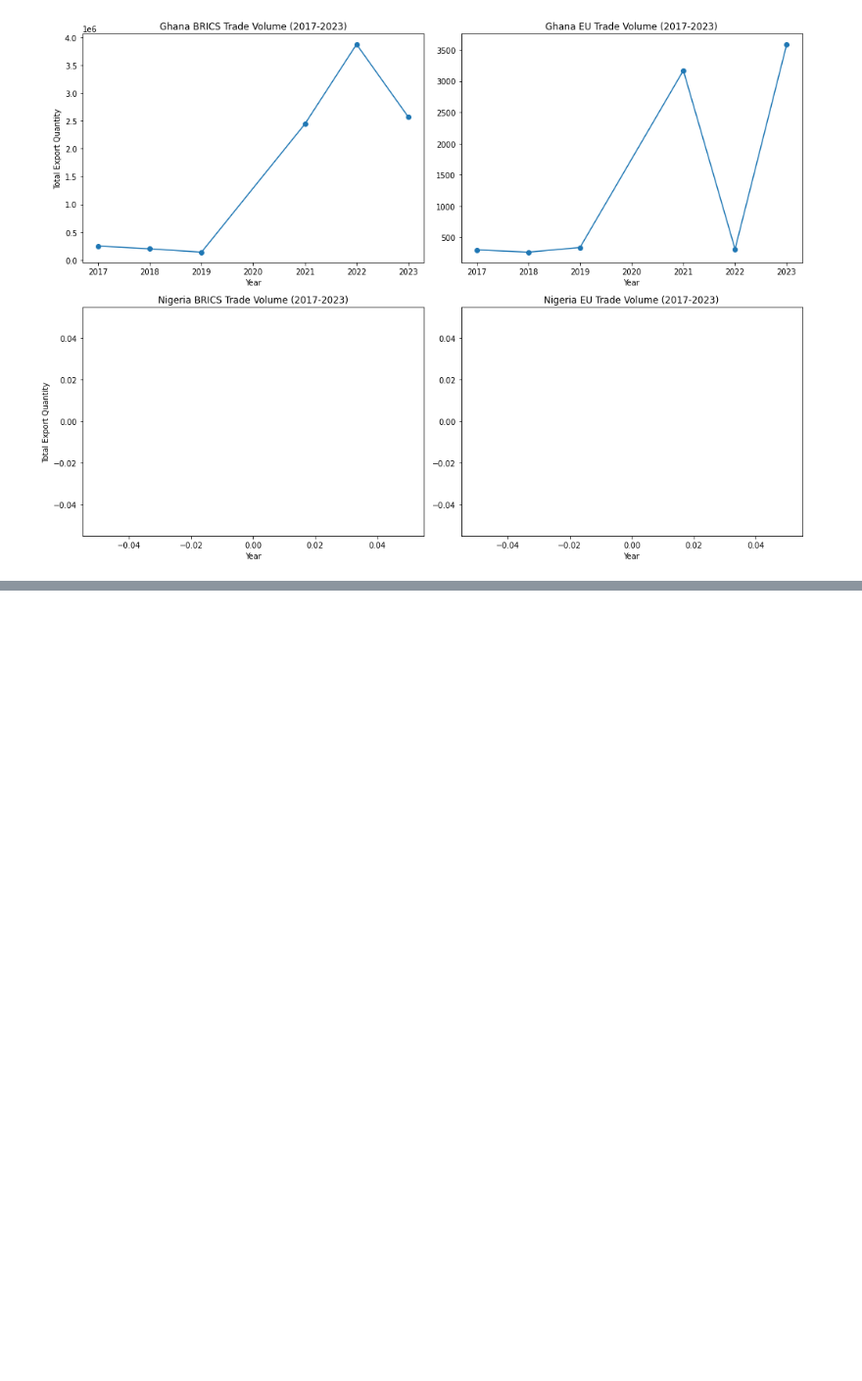
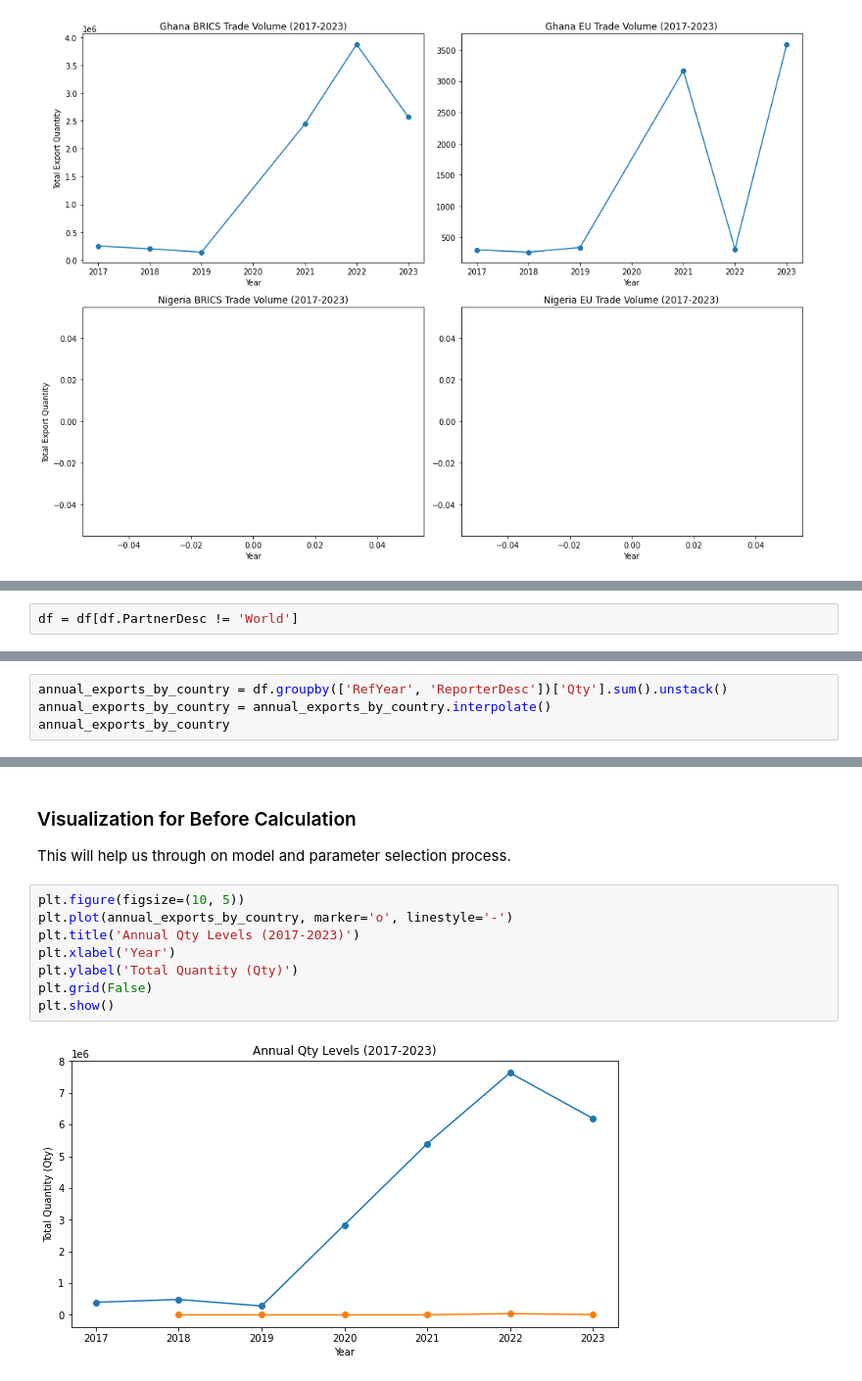
Before and after one commit to MrEktirir/Gold_Trade, a Jupyter notebook: Ghana_Nigeria_Gold_Trade_Analysis.ipynb, the cells around one changed output, grey strips where cells are left out. Shown at 98% size. Drawn from its saved outputs; the diff is of its cells as text; blank space fills up the shorter version.

```diff
--- a/Ghana_Nigeria_Gold_Trade_Analysis.ipynb
+++ b/Ghana_Nigeria_Gold_Trade_Analysis.ipynb
@@ -702,0 +729,2 @@ plt.show()
+# %%
+df = df[df.PartnerDesc != 'World']
@@ -702,0 +742,4 @@ plt.show()
+# %%
+annual_exports_by_country = df.groupby(['RefYear', 'ReporterDesc'])['Qty'].sum().unstack()
+annual_exports_by_country = annual_exports_by_country.interpolate()
+annual_exports_by_country
@@ -702,0 +756,14 @@ plt.show()
+# %% [markdown]
+### Visualization for Before Calculation
+
+This will help us through on model and parameter selection process.
+# %%
+plt.figure(figsize=(10, 5))
+plt.plot(annual_exports_by_country, marker='o', linestyle='-')
+plt.title('Annual Qty Levels (2017-2023)')
+plt.xlabel('Year')
+plt.ylabel('Total Quantity (Qty)')
+plt.grid(False)
+plt.show()
+# %% [output]
+[figure, added]
```
Also changed, not shown: parts of 19 cells of this notebook.
